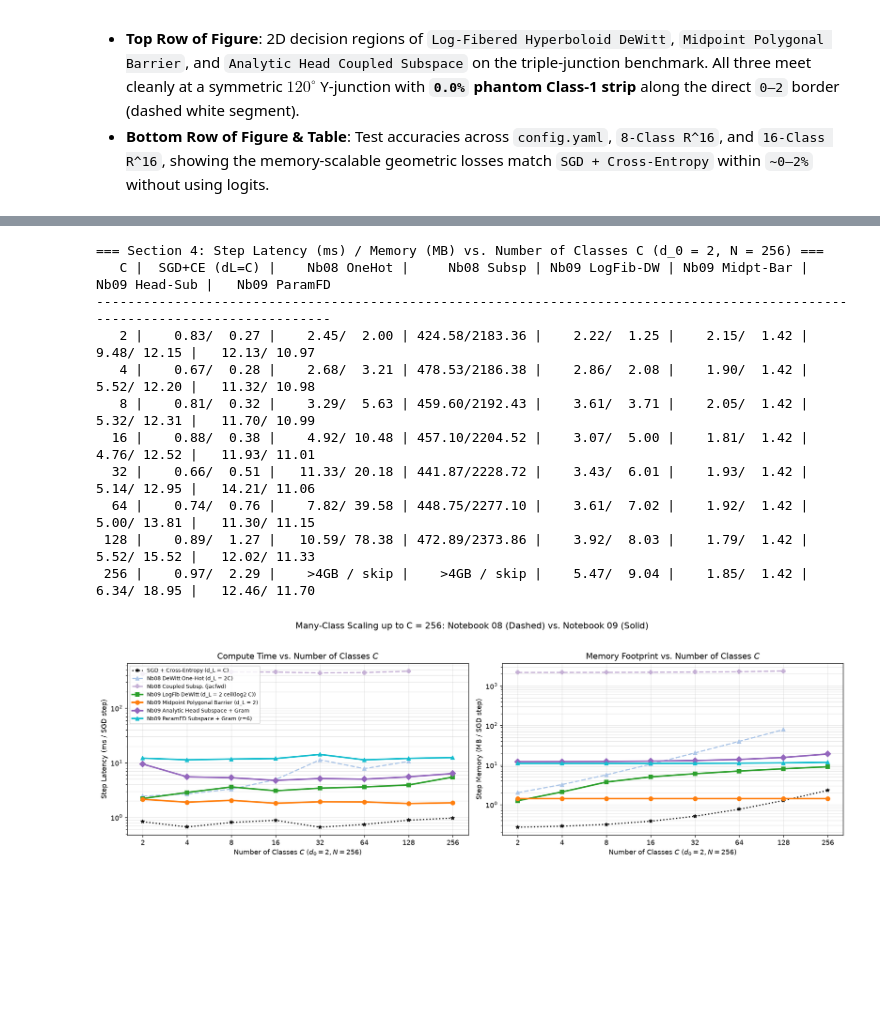
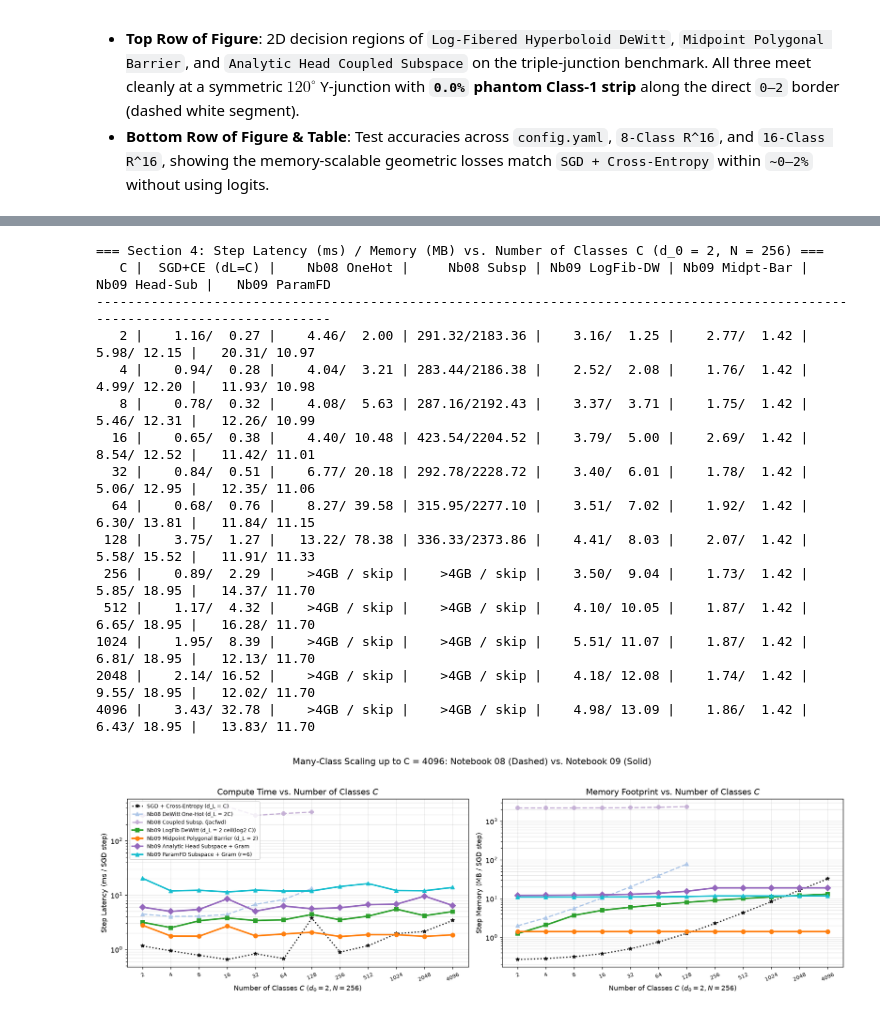
Before and after one commit to rramosp/metriclosses, a Jupyter notebook: notebooks/09-scalable-coupled-multiclass.ipynb, the cells around one changed output, grey strips where cells are left out. Saved outputs shown, nothing was run; the diff lists cells and outputs as text; code cells hidden in the pictures; blank space fills up the shorter version.

```diff
--- a/notebooks/09-scalable-coupled-multiclass.ipynb
+++ b/notebooks/09-scalable-coupled-multiclass.ipynb
@@ -515,5 +533,5 @@ We benchmark step latency (`ms/step`) and CPU autograd memory allocation (`MB/st
 # %%
-dims_s3 = [2, 8, 32, 64, 128, 256, 512]
+dims_s3 = [2, 4, 8, 16, 32, 64, 128, 256, 512, 1024, 2048, 4096]
 N_s3 = 96
 K3_s3, sp3_s3, up3_s3 = build_log_fiber_prototypes(3, tau=0.80)
 _, pisq3_s3 = build_dewitt_simplex_prototypes(3, tau=0.75)
@@ -637,13 +655,13 @@ for col_i, (ylbl, ttl) in enumerate([
     axes[col_i].set_xscale("log", base=2)
     axes[col_i].set_yscale("log")
     axes[col_i].set_xticks(dims_s3)
-    axes[col_i].set_xticklabels([str(v) for v in dims_s3])
+    axes[col_i].set_xticklabels([str(v) for v in dims_s3], fontsize=8.0, rotation=25)
     axes[col_i].set_xlabel(r"Input Dimension $d_0$ ($C = 3, N = 96$)")
     axes[col_i].set_ylabel(ylbl)
     axes[col_i].set_title(ttl)
     axes[col_i].grid(alpha=0.3, which="both")
 axes[0].legend(fontsize=7.8, loc="upper left")
-plt.suptitle("Notebook 08 Baselines (Dashed) vs. Notebook 09 Scalable Formulations (Solid) up to d_0 = 512", y=1.03, fontsize=13)
+plt.suptitle("Notebook 08 Baselines (Dashed) vs. Notebook 09 Scalable Formulations (Solid) up to d_0 = 4096", y=1.03, fontsize=13)
 plt.tight_layout()
 plt.show()
 # %% [output]
@@ -680,5 +703,5 @@ We benchmark step latency (`ms/step`) and memory (`MB/step`) as the number of ca
 # %%
-cls_s4 = [2, 4, 8, 16, 32, 64, 128, 256]
+cls_s4 = [2, 4, 8, 16, 32, 64, 128, 256, 512, 1024, 2048, 4096]
 N_s4 = 256
 X_s4 = torch.randn(N_s4, 2)
 Q0_s4 = compute_canonical_2frame(X_s4)
@@ -698,7 +721,7 @@ for c_cnt in cls_s4:
     y_c = torch.arange(N_s4) % c_cnt
     y_pair = torch.arange(N_s4) % min(c_cnt, N_s4 // 2)
     ss_c, ds_c, sd_c, dd_c = build_metric_barrier_pairs(X_s4, y_pair, k_same=1, k_diff=4)
-    K_c, sp_c, up_c = build_log_fiber_prototypes(c_cnt, tau=0.80)
+    K_c, sp_c, up_c = proto_cache_nb09[c_cnt] if c_cnt in proto_cache_nb09 else build_log_fiber_prototypes(c_cnt, tau=0.80)
 
     net_ce = MoonsMLP(layer_dims=[2, 16, 16, c_cnt], activation=HIDDEN_ACTIVATION, output_activation=OUTPUT_ACTIVATION, seed=7)
     net_2d = MoonsMLP(layer_dims=[2, 16, 32, 2], activation=HIDDEN_ACTIVATION, output_activation=OUTPUT_ACTIVATION, seed=7)
@@ -763,42 +786,46 @@ for i, c_cnt in enumerate(cls_s4):
         f"{_fmt_pair(s4_methods['Nb09 LogFib DeWitt (d_L = 2 ceil(log2 C))']['ms'][i], s4_methods['Nb09 LogFib DeWitt (d_L = 2 ceil(log2 C))']['mb'][i]):>14} | "
         f"{_fmt_pair(s4_methods['Nb09 Midpoint Polygonal Barrier (d_L = 2)']['ms'][i], s4_methods['Nb09 Midpoint Polygonal Barrier (d_L = 2)']['mb'][i]):>14} | "
         f"{_fmt_pair(s4_methods['Nb09 Analytic Head Subspace + Gram']['ms'][i], s4_methods['Nb09 Analytic Head Subspace + Gram']['mb'][i]):>14} | "
         f"{_fmt_pair(s4_methods['Nb09 ParamFD Subspace + Gram (r=6)']['ms'][i], s4_methods['Nb09 ParamFD Subspace + Gram (r=6)']['mb'][i]):>14}"
     )
 
 fig, axes = plt.subplots(1, 2, figsize=(15.5, 4.8))
 for name, d in s4_methods.items():
     lw = 2.3 if name.startswith("Nb09") else 1.8
     axes[0].plot(cls_s4, d["ms"], marker=d["mk"], color=d["col"], ls=d["ls"], lw=lw, label=name)
     axes[1].plot(cls_s4, d["mb"], marker=d["mk"], color=d["col"], ls=d["ls"], lw=lw, label=name)
 
 for col_i, (ylbl, ttl) in enumerate([
     ("Step Latency (ms / SGD step)", r"Compute Time vs. Number of Classes $C$"),
     ("Step Memory (MB / SGD step)", r"Memory Footprint vs. Number of Classes $C$"),
 ]):
     axes[col_i].set_xscale("log", base=2)
     axes[col_i].set_yscale("log")
     axes[col_i].set_xticks(cls_s4)
-    axes[col_i].set_xticklabels([str(v) for v in cls_s4])
+    axes[col_i].set_xticklabels([str(v) for v in cls_s4], fontsize=8.0, rotation=25)
     axes[col_i].set_xlabel(r"Number of Classes $C$ ($d_0 = 2, N = 256$)")
     axes[col_i].set_ylabel(ylbl)
     axes[col_i].set_title(ttl)
     axes[col_i].grid(alpha=0.3, which="both")
 axes[0].legend(fontsize=7.8, loc="upper left")
-plt.suptitle("Many-Class Scaling up to C = 256: Notebook 08 (Dashed) vs. Notebook 09 (Solid)", y=1.03, fontsize=13)
+plt.suptitle("Many-Class Scaling up to C = 4096: Notebook 08 (Dashed) vs. Notebook 09 (Solid)", y=1.03, fontsize=13)
 plt.tight_layout()
 plt.show()
 # %% [output]
 === Section 4: Step Latency (ms) / Memory (MB) vs. Number of Classes C (d_0 = 2, N = 256) ===
    C |  SGD+CE (dL=C) |    Nb08 OneHot |     Nb08 Subsp | Nb09 LogFib-DW | Nb09 Midpt-Bar |  Nb09 Head-Sub |   Nb09 ParamFD
 ------------------------------------------------------------------------------------------------------------------------------
-   2 |    0.83/  0.27 |    2.45/  2.00 | 424.58/2183.36 |    2.22/  1.25 |    2.15/  1.42 |    9.48/ 12.15 |   12.13/ 10.97
-   4 |    0.67/  0.28 |    2.68/  3.21 | 478.53/2186.38 |    2.86/  2.08 |    1.90/  1.42 |    5.52/ 12.20 |   11.32/ 10.98
-   8 |    0.81/  0.32 |    3.29/  5.63 | 459.60/2192.43 |    3.61/  3.71 |    2.05/  1.42 |    5.32/ 12.31 |   11.70/ 10.99
-  16 |    0.88/  0.38 |    4.92/ 10.48 | 457.10/2204.52 |    3.07/  5.00 |    1.81/  1.42 |    4.76/ 12.52 |   11.93/ 11.01
-  32 |    0.66/  0.51 |   11.33/ 20.18 | 441.87/2228.72 |    3.43/  6.01 |    1.93/  1.42 |    5.14/ 12.95 |   14.21/ 11.06
-  64 |    0.74/  0.76 |    7.82/ 39.58 | 448.75/2277.10 |    3.61/  7.02 |    1.92/  1.42 |    5.00/ 13.81 |   11.30/ 11.15
- 128 |    0.89/  1.27 |   10.59/ 78.38 | 472.89/2373.86 |    3.92/  8.03 |    1.79/  1.42 |    5.52/ 15.52 |   12.02/ 11.33
- 256 |    0.97/  2.29 |    >4GB / skip |    >4GB / skip |    5.47/  9.04 |    1.85/  1.42 |    6.34/ 18.95 |   12.46/ 11.70
+   2 |    1.16/  0.27 |    4.46/  2.00 | 291.32/2183.36 |    3.16/  1.25 |    2.77/  1.42 |    5.98/ 12.15 |   20.31/ 10.97
+   4 |    0.94/  0.28 |    4.04/  3.21 | 283.44/2186.38 |    2.52/  2.08 |    1.76/  1.42 |    4.99/ 12.20 |   11.93/ 10.98
+   8 |    0.78/  0.32 |    4.08/  5.63 | 287.16/2192.43 |    3.37/  3.71 |    1.75/  1.42 |    5.46/ 12.31 |   12.26/ 10.99
+  16 |    0.65/  0.38 |    4.40/ 10.48 | 423.54/2204.52 |    3.79/  5.00 |    2.69/  1.42 |    8.54/ 12.52 |   11.42/ 11.01
+  32 |    0.84/  0.51 |    6.77/ 20.18 | 292.78/2228.72 |    3.40/  6.01 |    1.78/  1.42 |    5.06/ 12.95 |   12.35/ 11.06
+  64 |    0.68/  0.76 |    8.27/ 39.58 | 315.95/2277.10 |    3.51/  7.02 |    1.92/  1.42 |    6.30/ 13.81 |   11.84/ 11.15
+ 128 |    3.75/  1.27 |   13.22/ 78.38 | 336.33/2373.86 |    4.41/  8.03 |    2.07/  1.42 |    5.58/ 15.52 |   11.91/ 11.33
+ 256 |    0.89/  2.29 |    >4GB / skip |    >4GB / skip |    3.50/  9.04 |    1.73/  1.42 |    5.85/ 18.95 |   14.37/ 11.70
+ 512 |    1.17/  4.32 |    >4GB / skip |    >4GB / skip |    4.10/ 10.05 |    1.87/  1.42 |    6.65/ 18.95 |   16.28/ 11.70
+1024 |    1.95/  8.39 |    >4GB / skip |    >4GB / skip |    5.51/ 11.07 |    1.87/  1.42 |    6.81/ 18.95 |   12.13/ 11.70
+2048 |    2.14/ 16.52 |    >4GB / skip |    >4GB / skip |    4.18/ 12.08 |    1.74/  1.42 |    9.55/ 18.95 |   12.02/ 11.70
+4096 |    3.43/ 32.78 |    >4GB / skip |    >4GB / skip |    4.98/ 13.09 |    1.86/  1.42 |    6.43/ 18.95 |   13.83/ 11.70
-[figure, old version]
+[figure, new version]
 # %% [markdown]
```
Also changed, not shown: parts of 8 cells of this notebook, 4 other files.
